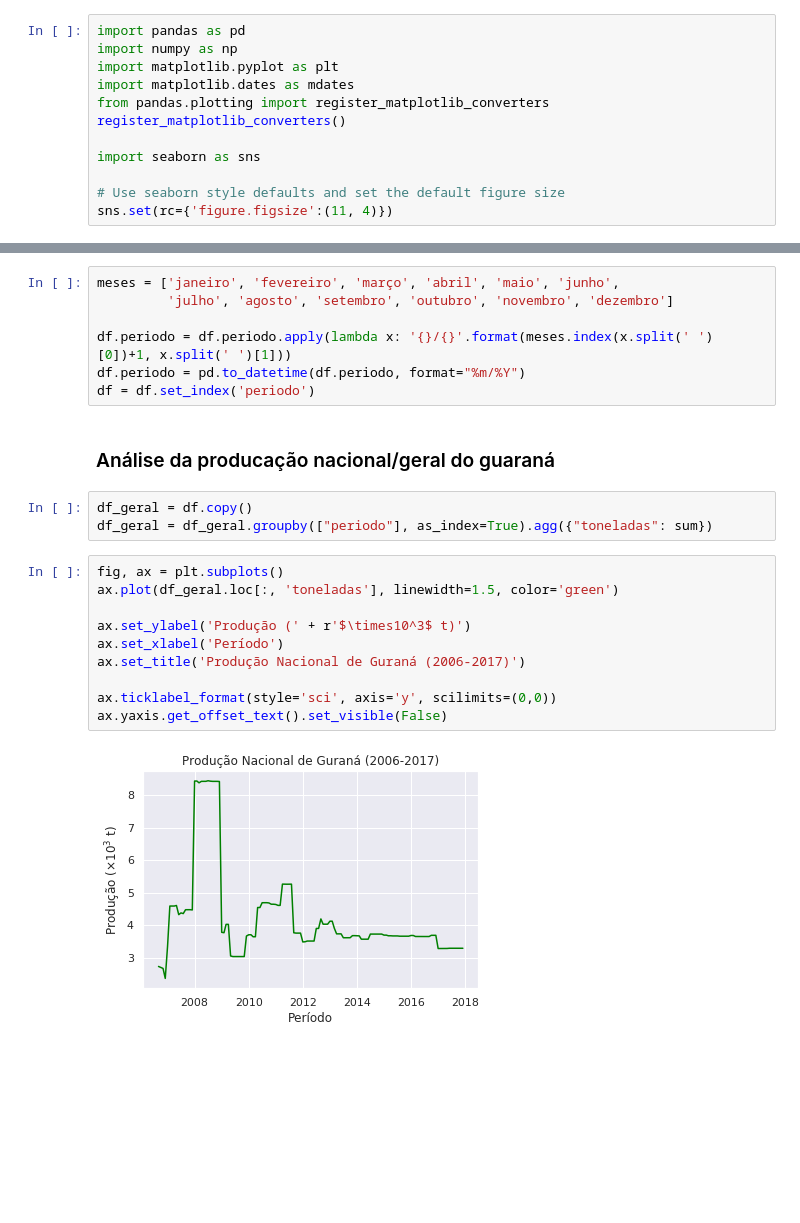
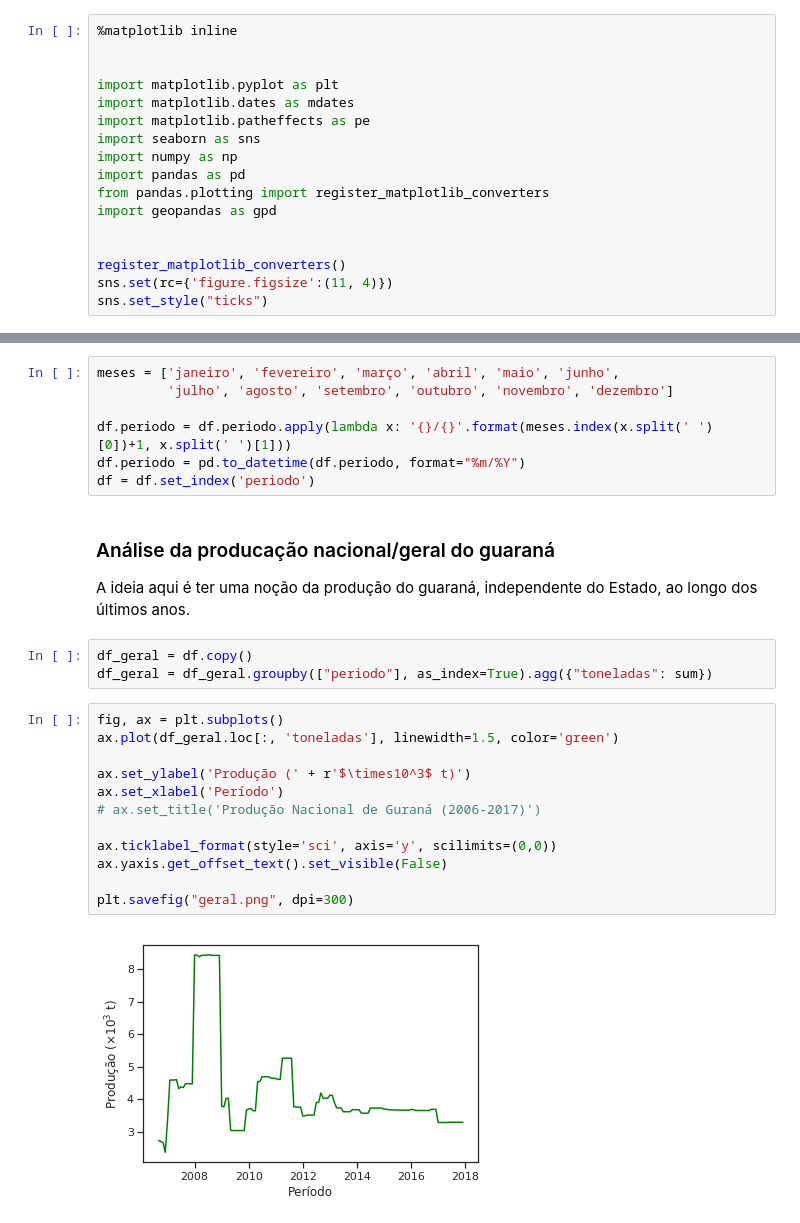
Before and after one commit to allexlima/analise_ibge_t6588, a Jupyter notebook: analise_ibge.ipynb, the cells around one changed output, grey strips where cells are left out. Drawn from its saved outputs; the diff is of its cells as text; blank space fills up the shorter version.

```diff
--- a/analise_ibge.ipynb
+++ b/analise_ibge.ipynb
@@ -5,15 +5,20 @@ Tabela 6588 - Série histórica da estimativa anual da área plantada, área col
 
 __Fonte:__ [IBGE - Levantamento Sistemático da Produção Agrícola](https://sidra.ibge.gov.br/tabela/6588#)
 # %%
-import pandas as pd
-import numpy as np
+%matplotlib inline
+
+
 import matplotlib.pyplot as plt
 import matplotlib.dates as mdates
+import matplotlib.patheffects as pe
+import seaborn as sns
+import numpy as np
+import pandas as pd
 from pandas.plotting import register_matplotlib_converters
+import geopandas as gpd
+
+
 register_matplotlib_converters()
-
-import seaborn as sns
-
-# Use seaborn style defaults and set the default figure size
 sns.set(rc={'figure.figsize':(11, 4)})
+sns.set_style("ticks")
 # %% [markdown]
@@ -40,18 +45,22 @@ df.periodo = pd.to_datetime(df.periodo, format="%m/%Y")
 df = df.set_index('periodo')
 # %% [markdown]
 ### Análise da producação nacional/geral do guaraná
+
+A ideia aqui é ter uma noção da produção do guaraná, independente do Estado, ao longo dos últimos anos.
 # %%
 df_geral = df.copy()
 df_geral = df_geral.groupby(["periodo"], as_index=True).agg({"toneladas": sum})
 # %%
 fig, ax = plt.subplots()
 ax.plot(df_geral.loc[:, 'toneladas'], linewidth=1.5, color='green')
 
 ax.set_ylabel('Produção (' + r'$\times10^3$ t)')
 ax.set_xlabel('Período')
-ax.set_title('Produção Nacional de Guraná (2006-2017)')
+# ax.set_title('Produção Nacional de Guraná (2006-2017)')
 
 ax.ticklabel_format(style='sci', axis='y', scilimits=(0,0))
 ax.yaxis.get_offset_text().set_visible(False)
+
+plt.savefig("geral.png", dpi=300)
 # %% [output]
-[figure, old version]
+[figure, new version]
```
Also changed, not shown: parts of 12 cells of this notebook, 2 other files.
